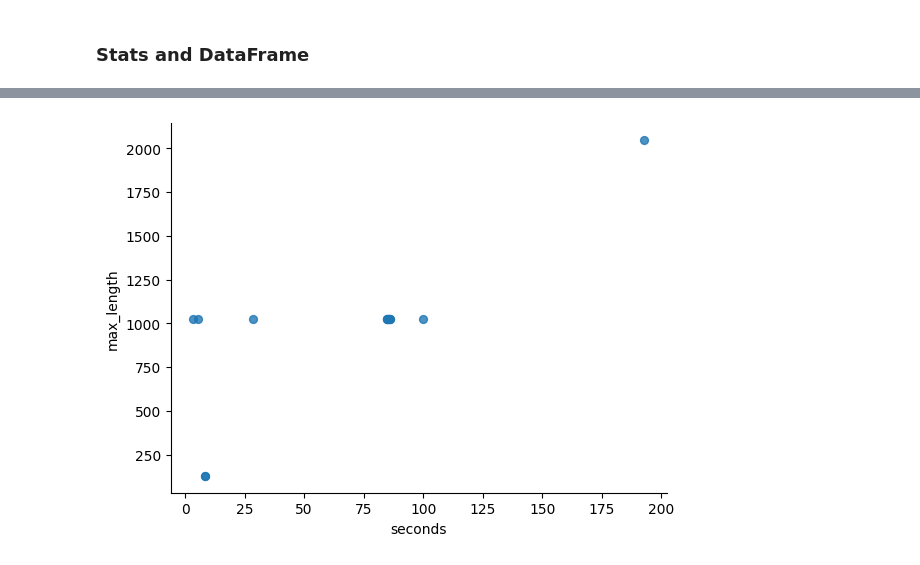
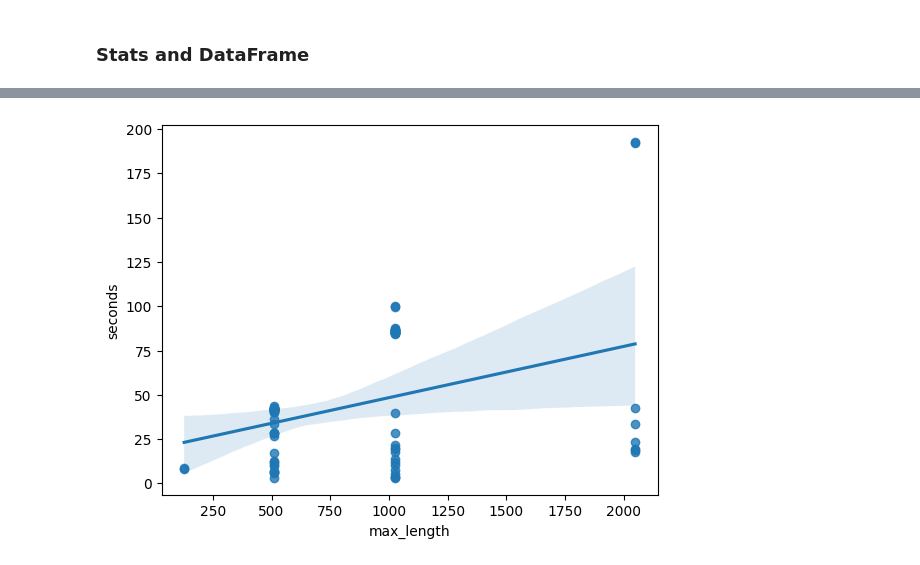
Before and after one commit to lac-dcc/baku, a Jupyter notebook: notebooks/BAKU_Time&Code.ipynb, the cells around one changed output, grey strips where cells are left out. Saved outputs shown, nothing was run; the diff lists cells and outputs as text; code cells hidden in the pictures.

```diff
--- a/notebooks/BAKU_Time&Code.ipynb
+++ b/notebooks/BAKU_Time&Code.ipynb
@@ -202,8 +205,12 @@ models_data = simulation_model(models_data,first_max_length=512,max_lenght_pow=3
 ### Stats and DataFrame
 # %%
 model_values_path = '/content/drive/MyDrive/Colab_Notebooks/Baku/data/model_values.csv'
+model_name = 'deepseek-ai/DeepSeek-Coder-V2-Lite-Base' #Obs: Don't Run in free; Clean code; Faster;
 
 models_values = pd.read_csv(model_values_path)
 models_values = models_values[models_values.get('model_name') == model_name]
-models_values
+
+sns.regplot(x='max_length', y='seconds', data=models_values)
+
+plt.show()
 # %% [output]
@@ -227,5 +217 @@ models_values
+[figure, added]
-# %%
-models_values.plot(kind='scatter', x='seconds', y='max_length', s=32, alpha=.8)
-plt.gca().spines[['top', 'right',]].set_visible(False)
-# %% [output]
-[figure, removed]
```
Also changed, not shown: parts of 8 cells of this notebook.
